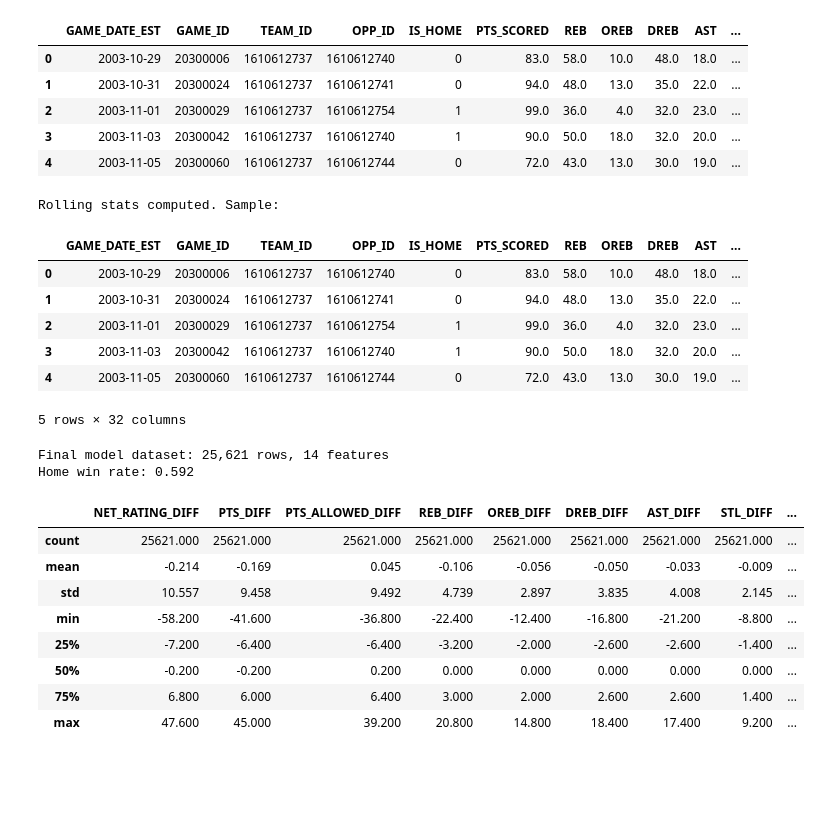
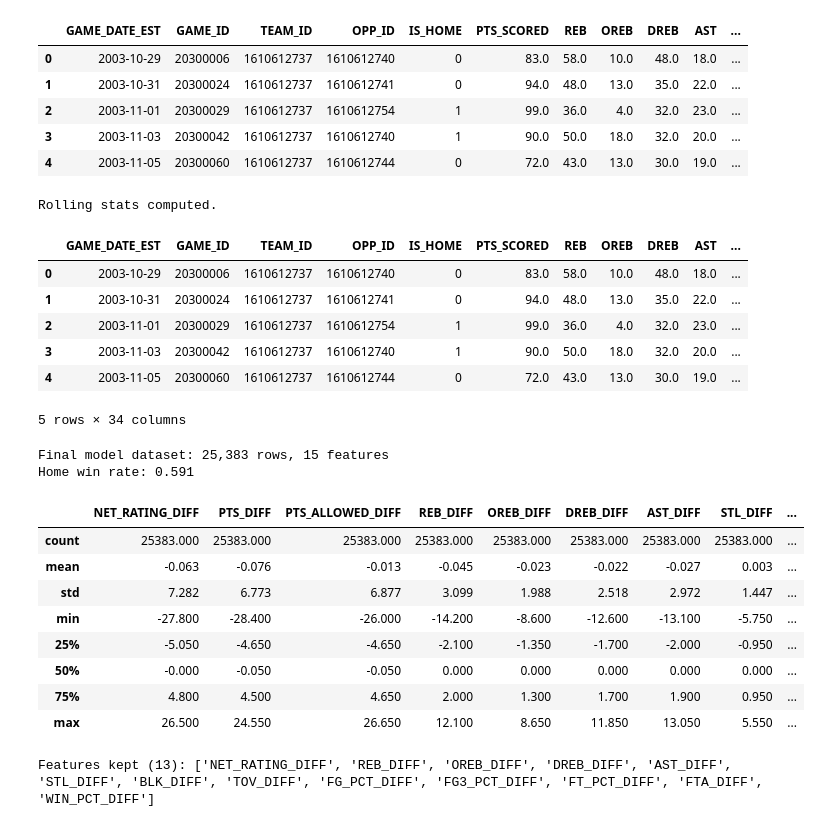
Before and after one commit to blaisescileppi/ML-Business-Analytics-Project, a Jupyter notebook: Project/rolling_statistics_analysis.ipynb, the cells around one changed output. Cells and saved outputs as stored; diff of their text form; code cells hidden in the pictures; blank space fills up the shorter version.

Commit message:
final rolling statistics notebook

```diff
--- a/Project/rolling_statistics_analysis.ipynb
+++ b/Project/rolling_statistics_analysis.ipynb
@@ -177,8 +171,10 @@ Schedule shape: (51060, 18)
 | 3 | 2003-11-03 | 20300042 | 1610612737 | 1610612740 | 1 | 90.0 | 50.0 | 18.0 | 32.0 | 20.0 | ... |
 | 4 | 2003-11-05 | 20300060 | 1610612737 | 1610612744 | 0 | 72.0 | 43.0 | 13.0 | 30.0 | 19.0 | ... |
 # %%
-WINDOW = 5
-MIN_HISTORY = 5
+WINDOW = 20
+MIN_HISTORY = 20
+
+schedule['WIN'] = (schedule['PTS_SCORED'] > schedule['PTS_ALLOWED']).astype(int)
 
 roll_cols = {
     'PTS_SCORED': 'ROLL_PTS',
@@ -193,7 +189,8 @@ roll_cols = {
     'FG_PCT': 'ROLL_FG_PCT',
     'FG3_PCT': 'ROLL_FG3_PCT',
     'FT_PCT': 'ROLL_FT_PCT',
-    'FTA': 'ROLL_FTA'
+    'FTA': 'ROLL_FTA',
+    'WIN': 'ROLL_WIN_PCT'
 }
 
 for raw_col, new_col in roll_cols.items():
@@ -204,17 +201,17 @@ for raw_col, new_col in roll_cols.items():
 
 schedule['ROLL_NET_RATING'] = schedule['ROLL_PTS'] - schedule['ROLL_PTS_ALLOWED']
 
-print('Rolling stats computed. Sample:')
+print('Rolling stats computed.')
 display(schedule.head())
 # %% [output]
-Rolling stats computed. Sample:
+Rolling stats computed.
 |  | GAME_DATE_EST | GAME_ID | TEAM_ID | OPP_ID | IS_HOME | PTS_SCORED | REB | OREB | DREB | AST | ... |
 | 0 | 2003-10-29 | 20300006 | 1610612737 | 1610612740 | 0 | 83.0 | 58.0 | 10.0 | 48.0 | 18.0 | ... |
 | 1 | 2003-10-31 | 20300024 | 1610612737 | 1610612741 | 0 | 94.0 | 48.0 | 13.0 | 35.0 | 22.0 | ... |
 | 2 | 2003-11-01 | 20300029 | 1610612737 | 1610612754 | 1 | 99.0 | 36.0 | 4.0 | 32.0 | 23.0 | ... |
 | 3 | 2003-11-03 | 20300042 | 1610612737 | 1610612740 | 1 | 90.0 | 50.0 | 18.0 | 32.0 | 20.0 | ... |
 | 4 | 2003-11-05 | 20300060 | 1610612737 | 1610612744 | 0 | 72.0 | 43.0 | 13.0 | 30.0 | 19.0 | ... |
-5 rows × 32 columns
+5 rows × 34 columns
 # %%
 rolling_feature_cols = [
     'ROLL_NET_RATING',
@@ -230,7 +227,8 @@ rolling_feature_cols = [
     'ROLL_FG_PCT',
     'ROLL_FG3_PCT',
     'ROLL_FT_PCT',
-    'ROLL_FTA'
+    'ROLL_FTA',
+    'ROLL_WIN_PCT'
 ]
 
 home_sched = schedule[schedule['IS_HOME'] == 1][['GAME_ID', 'TEAM_ID'] + rolling_feature_cols].copy()
@@ -242,48 +240,53 @@ away_sched.columns = ['GAME_ID', 'AWAY_TEAM_ID'] + [f'AWAY_{c}' for c in rolling
 model_df = (
     games[['GAME_ID', 'GAME_DATE_EST', 'HOME_TEAM_ID', 'VISITOR_TEAM_ID', 'HOME_TEAM_WINS', 'SEASON']]
     .merge(home_sched, on=['GAME_ID', 'HOME_TEAM_ID'], how='inner')
-    .merge(away_sched, left_on=['GAME_ID', 'VISITOR_TEAM_ID'],
-           right_on=['GAME_ID', 'AWAY_TEAM_ID'], how='inner')
+    .merge(
+        away_sched,
+        left_on=['GAME_ID', 'VISITOR_TEAM_ID'],
+        right_on=['GAME_ID', 'AWAY_TEAM_ID'],
+        how='inner'
+    )
 )
 
 diff_map = {
     'NET_RATING_DIFF': ('HOME_ROLL_NET_RATING', 'AWAY_ROLL_NET_RATING'),
     'PTS_DIFF': ('HOME_ROLL_PTS', 'AWAY_ROLL_PTS'),
     'PTS_ALLOWED_DIFF': ('HOME_ROLL_PTS_ALLOWED', 'AWAY_ROLL_PTS_ALLOWED'),
     'REB_DIFF': ('HOME_ROLL_REB', 'AWAY_ROLL_REB'),
     'OREB_DIFF': ('HOME_ROLL_OREB', 'AWAY_ROLL_OREB'),
     'DREB_DIFF': ('HOME_ROLL_DREB', 'AWAY_ROLL_DREB'),
     'AST_DIFF': ('HOME_ROLL_AST', 'AWAY_ROLL_AST'),
     'STL_DIFF': ('HOME_ROLL_STL', 'AWAY_ROLL_STL'),
     'BLK_DIFF': ('HOME_ROLL_BLK', 'AWAY_ROLL_BLK'),
     'TOV_DIFF': ('HOME_ROLL_TOV', 'AWAY_ROLL_TOV'),
     'FG_PCT_DIFF': ('HOME_ROLL_FG_PCT', 'AWAY_ROLL_FG_PCT'),
     'FG3_PCT_DIFF': ('HOME_ROLL_FG3_PCT', 'AWAY_ROLL_FG3_PCT'),
     'FT_PCT_DIFF': ('HOME_ROLL_FT_PCT', 'AWAY_ROLL_FT_PCT'),
-    'FTA_DIFF': ('HOME_ROLL_FTA', 'AWAY_ROLL_FTA')
+    'FTA_DIFF': ('HOME_ROLL_FTA', 'AWAY_ROLL_FTA'),
+    'WIN_PCT_DIFF': ('HOME_ROLL_WIN_PCT', 'AWAY_ROLL_WIN_PCT')
 }
 
 for diff_col, (h_col, a_col) in diff_map.items():
     model_df[diff_col] = model_df[h_col] - model_df[a_col]
 
 feature_cols = list(diff_map.keys())
 
 model_df = model_df.dropna(subset=feature_cols).reset_index(drop=True)
 
 print(f'Final model dataset: {len(model_df):,} rows, {len(feature_cols)} features')
 print(f'Home win rate: {model_df["HOME_TEAM_WINS"].mean():.3f}')
 display(model_df[feature_cols].describe().round(3))
 # %% [output]
-Final model dataset: 25,621 rows, 14 features
-Home win rate: 0.592
+Final model dataset: 25,383 rows, 15 features
+Home win rate: 0.591
 |  | NET_RATING_DIFF | PTS_DIFF | PTS_ALLOWED_DIFF | REB_DIFF | OREB_DIFF | DREB_DIFF | AST_DIFF | STL_DIFF | ... |
-| count | 25621.000 | 25621.000 | 25621.000 | 25621.000 | 25621.000 | 25621.000 | 25621.000 | 25621.000 | ... |
-| mean | -0.214 | -0.169 | 0.045 | -0.106 | -0.056 | -0.050 | -0.033 | -0.009 | ... |
-| std | 10.557 | 9.458 | 9.492 | 4.739 | 2.897 | 3.835 | 4.008 | 2.145 | ... |
-| min | -58.200 | -41.600 | -36.800 | -22.400 | -12.400 | -16.800 | -21.200 | -8.800 | ... |
-| 25% | -7.200 | -6.400 | -6.400 | -3.200 | -2.000 | -2.600 | -2.600 | -1.400 | ... |
-| 50% | -0.200 | -0.200 | 0.200 | 0.000 | 0.000 | 0.000 | 0.000 | 0.000 | ... |
-| 75% | 6.800 | 6.000 | 6.400 | 3.000 | 2.000 | 2.600 | 2.600 | 1.400 | ... |
-| max | 47.600 | 45.000 | 39.200 | 20.800 | 14.800 | 18.400 | 17.400 | 9.200 | ... |
+| count | 25383.000 | 25383.000 | 25383.000 | 25383.000 | 25383.000 | 25383.000 | 25383.000 | 25383.000 | ... |
+| mean | -0.063 | -0.076 | -0.013 | -0.045 | -0.023 | -0.022 | -0.027 | 0.003 | ... |
+| std | 7.282 | 6.773 | 6.877 | 3.099 | 1.988 | 2.518 | 2.972 | 1.447 | ... |
+| min | -27.800 | -28.400 | -26.000 | -14.200 | -8.600 | -12.600 | -13.100 | -5.750 | ... |
+| 25% | -5.050 | -4.650 | -4.650 | -2.100 | -1.350 | -1.700 | -2.000 | -0.950 | ... |
+| 50% | -0.000 | -0.050 | -0.050 | 0.000 | 0.000 | 0.000 | 0.000 | 0.000 | ... |
+| 75% | 4.800 | 4.500 | 4.650 | 2.000 | 1.300 | 1.700 | 1.900 | 0.950 | ... |
+| max | 26.500 | 24.550 | 26.650 | 12.100 | 8.650 | 11.850 | 13.050 | 5.550 | ... |
 # %%
 #LOGISTIC REGRESSION TRAINING
@@ -296,8 +298,15 @@ test = model_df.iloc[split_idx:]
 # %%
-X_train = train[feature_cols]
+drop_cols = ['PTS_DIFF', 'PTS_ALLOWED_DIFF']
+feature_cols_clean = [c for c in feature_cols if c not in drop_cols]
+
+print(f"Features kept ({len(feature_cols_clean)}):", feature_cols_clean)
+
+X_train = train[feature_cols_clean]
 y_train = train['HOME_TEAM_WINS']
 
-X_test = test[feature_cols]
+X_test = test[feature_cols_clean]
 y_test = test['HOME_TEAM_WINS']
+# %% [output]
+Features kept (13): ['NET_RATING_DIFF', 'REB_DIFF', 'OREB_DIFF', 'DREB_DIFF', 'AST_DIFF', 'STL_DIFF', 'BLK_DIFF', 'TOV_DIFF', 'FG_PCT_DIFF', 'FG3_PCT_DIFF', 'FT_PCT_DIFF', 'FTA_DIFF', 'WIN_PCT_DIFF']
 # %%
 scaler = StandardScaler()
```
Also changed, not shown: parts of 16 cells of this notebook, 1 other file.
